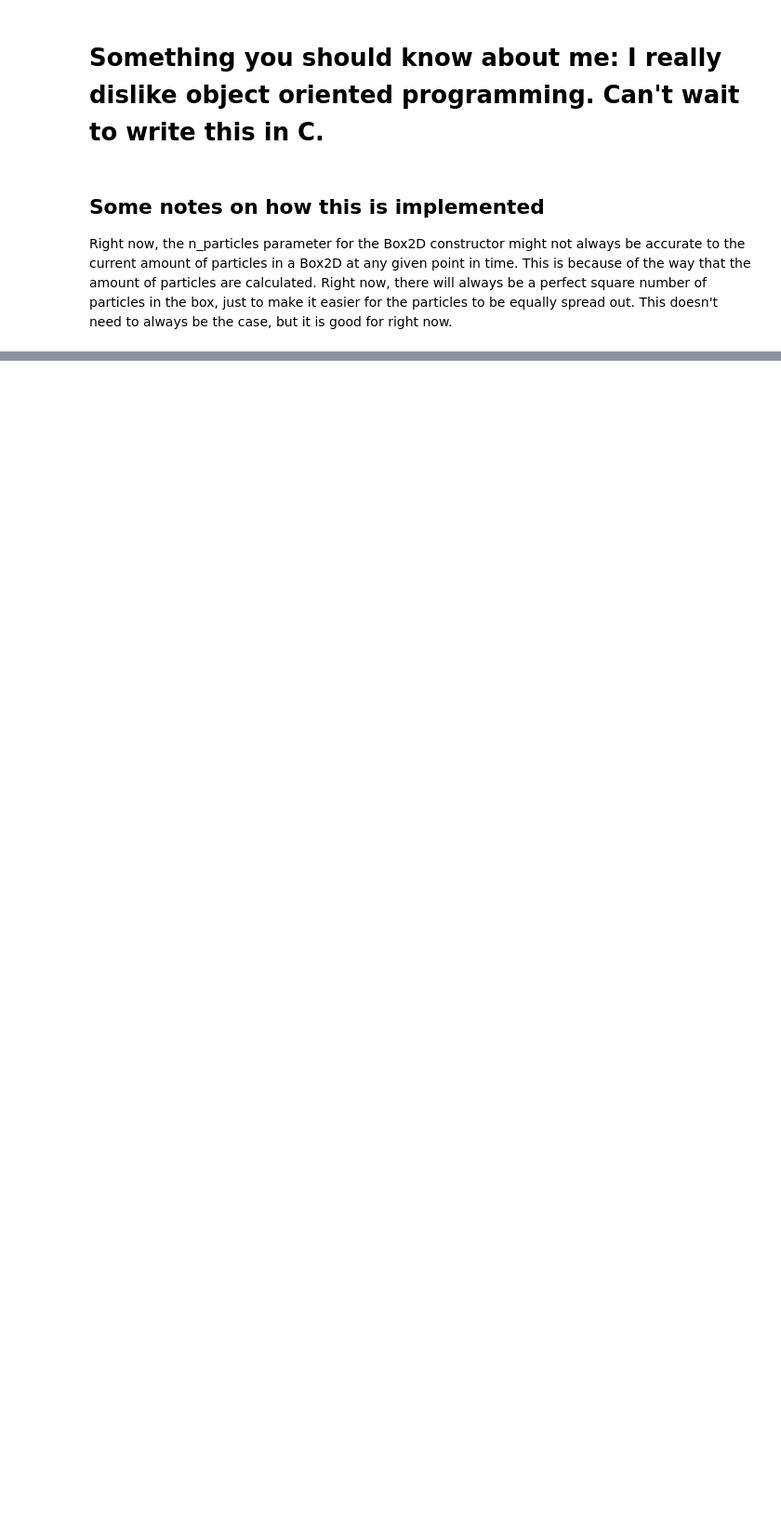
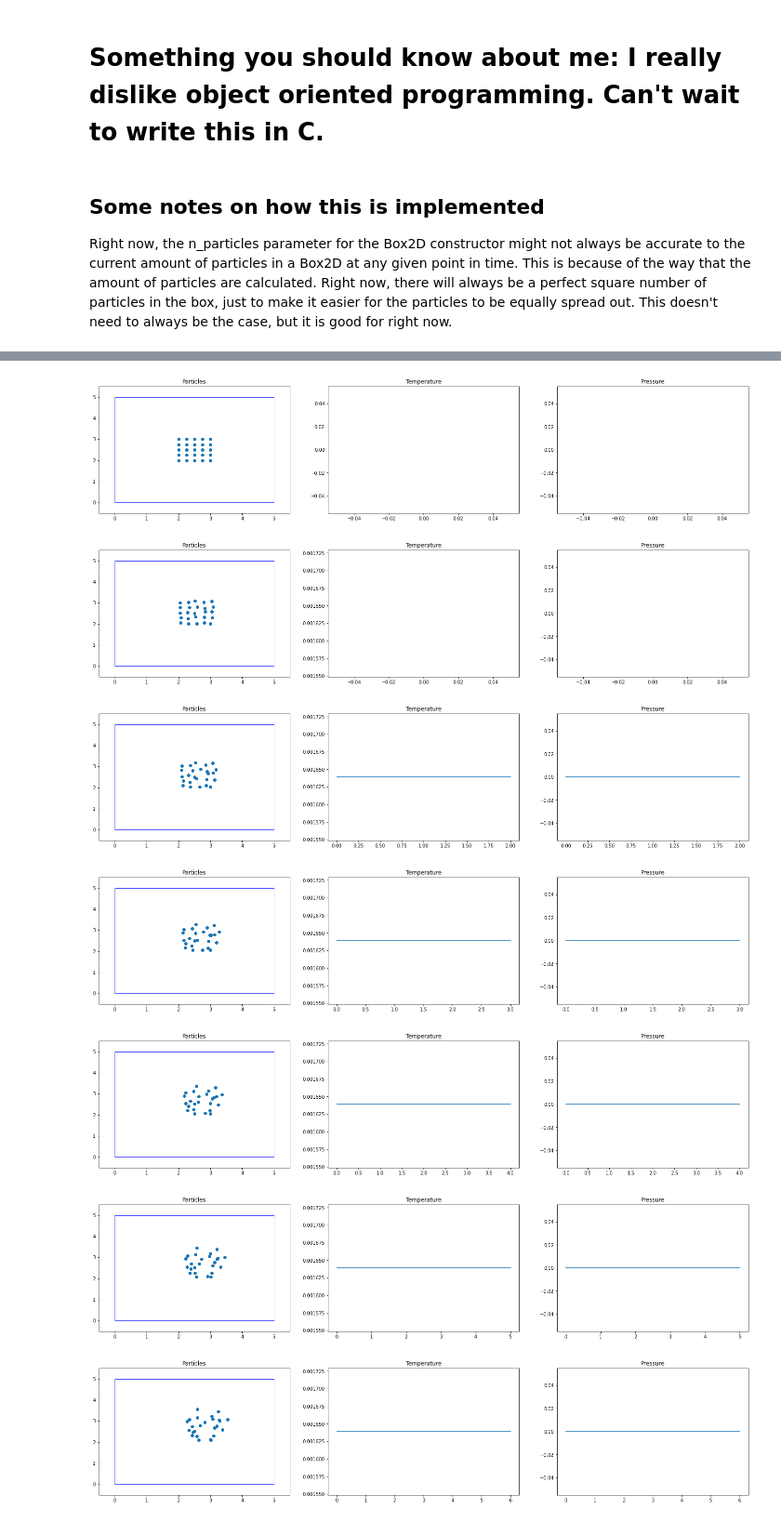
Before and after one commit to mattnappo/admd, a Jupyter notebook: Notebooks/Basic_Model.ipynb, the cells around one changed output, grey strips where cells are left out. Shown: that part at 93% size. Drawn from its saved outputs; the diff is of its cells as text; code cells hidden in the pictures; blank space fills up the shorter version.

Commit message:
Added temperature and pressure graphs.

```diff
--- a/Notebooks/Basic_Model.ipynb
+++ b/Notebooks/Basic_Model.ipynb
@@ -177,0 +196,16 @@ print(f'time: {box.time}')
+# %%
+box = Box2D()
+
+box.show()
+
+box.step_n(1000)
+
+print(f'time: {box.time}')
+# %% [output]
+[figure, added]
+[figure, added]
+[figure, added]
+[figure, added]
+[figure, added]
+[figure, added]
+[figure, added]
```
Also changed, not shown: parts of 3 cells of this notebook.
